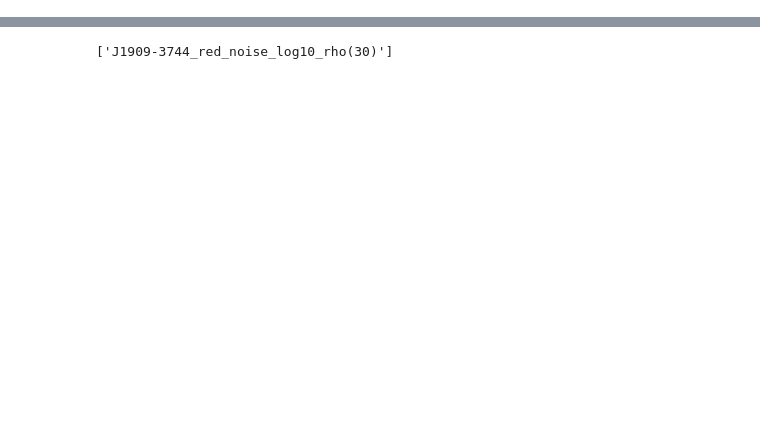
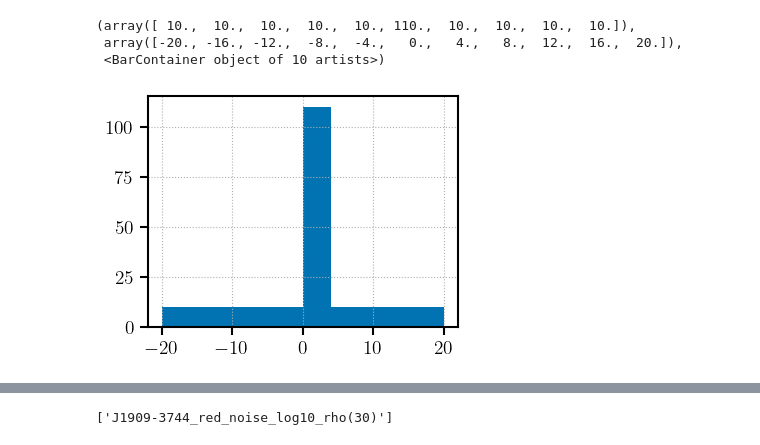
Before and after one commit to meyers-academic/flexible_pta_spectral_models, a Jupyter notebook: notebooks/rn_single_pulsar_broken_powerlaw_javier_sampling.ipynb, the cells around one changed output, grey strips where cells are left out. Drawn from its saved outputs; the diff is of its cells as text; code cells hidden in the pictures; blank space fills up the shorter version.

```diff
--- a/notebooks/rn_single_pulsar_broken_powerlaw_javier_sampling.ipynb
+++ b/notebooks/rn_single_pulsar_broken_powerlaw_javier_sampling.ipynb
@@ -49,0 +66,7 @@ n_rn_freqs = 30
+# %%
+plt.hist(heights[:, 99])
+# %% [output]
+(array([ 10.,  10.,  10.,  10.,  10., 110.,  10.,  10.,  10.,  10.]),
+ array([-20., -16., -12.,  -8.,  -4.,   0.,   4.,   8.,  12.,  16.,  20.]),
+ <BarContainer object of 10 artists>)
+[figure, added]
```
Also changed, not shown: parts of 54 cells of this notebook, 1 other file.
